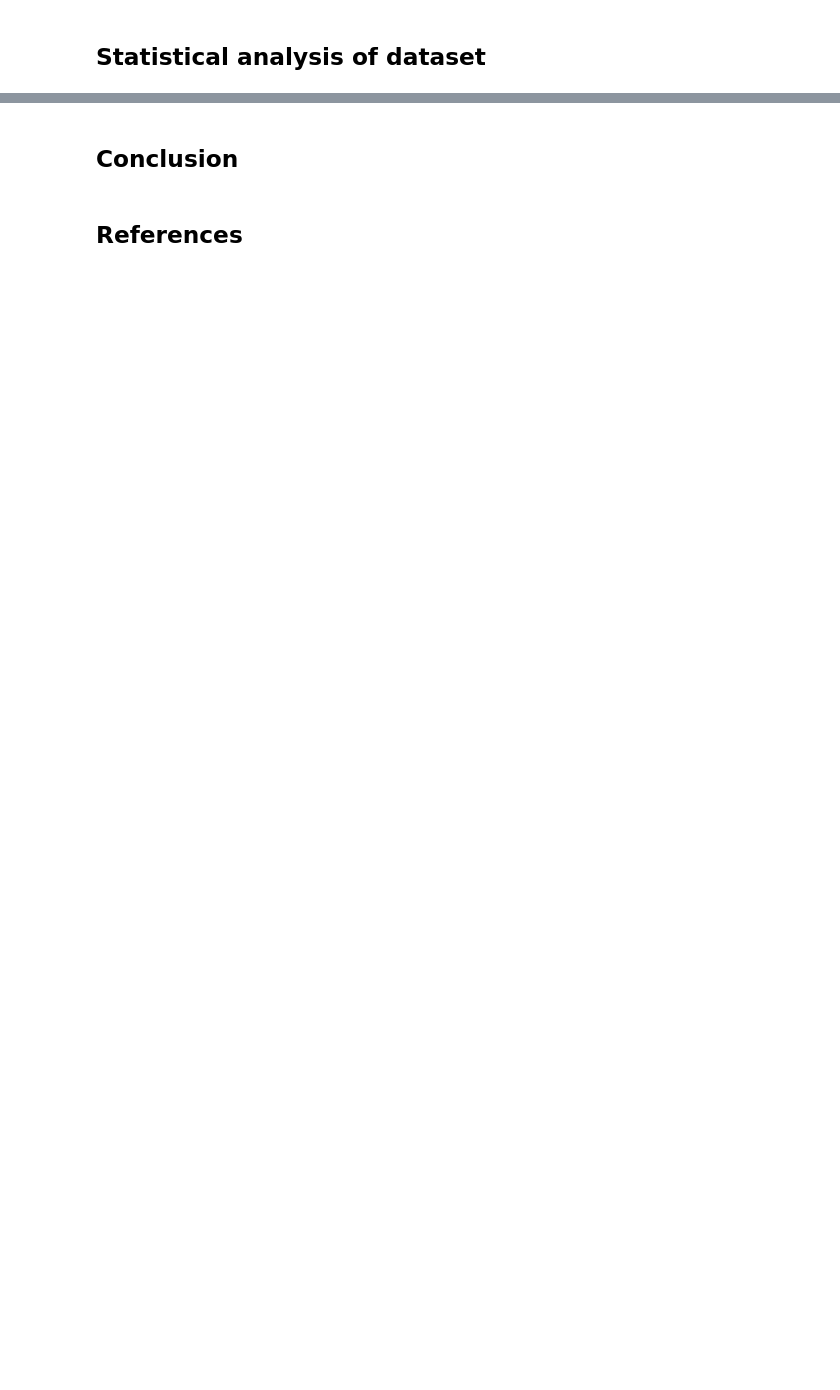
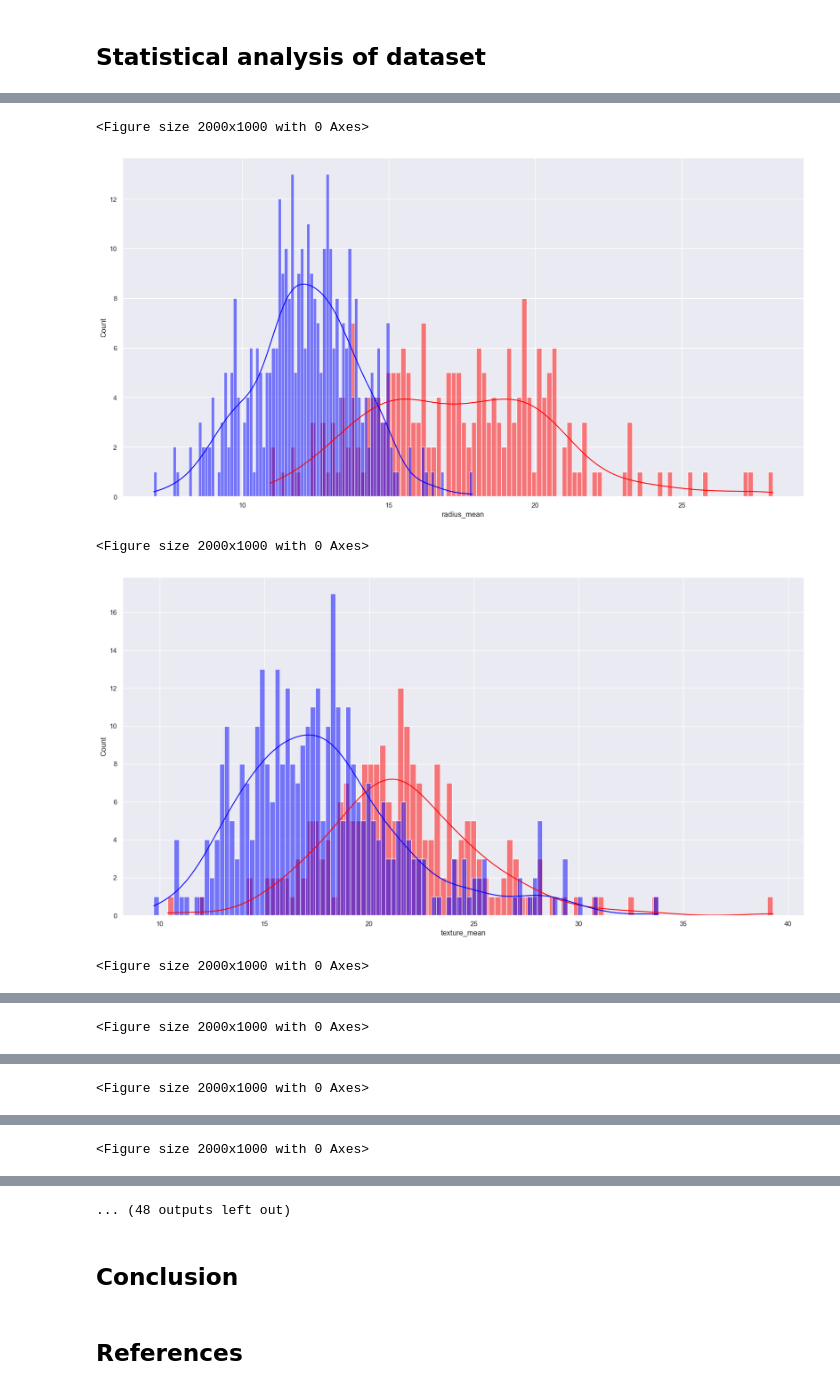
Before and after one commit to fabiofabrizi/pfDA_Project2, a Jupyter notebook: pfDA_Project_2_notebook.ipynb, the cells around one changed output, grey strips where cells are left out. Drawn from its saved outputs; the diff is of its cells as text; code cells hidden in the pictures; blank space fills up the shorter version.

Commit message:
Sorted out for loop in seaborn and plotted variables against diagnosis, updated ToC

```diff
--- a/pfDA_Project_2_notebook.ipynb
+++ b/pfDA_Project_2_notebook.ipynb
@@ -178,0 +254,3 @@ df.describe().transpose()
+# %%
+cancer_variables = df.columns.values.tolist()
+cancer_variables
@@ -178,0 +275,25 @@ df.describe().transpose()
+# %%
+# Loop through all the variables, skipping the 'diagnosis column'
+# and plot variables versus diagnosis of 1 or 0
+
+# Below gets rid of the max open warning
+plt.rcParams.update({'figure.max_open_warning': 0})
+for i in cancer_variables[1:]:
+    plt.figure()
+    plt.tight_layout()
+    #
+    #ax.set(title=f'{df[i]}')
+    #
+    #fig,ax=plt.subplots(figsize=(20,5))
+    sns.set(rc={"figure.figsize":(20, 10)})
+    f, (ax_hist) = plt.subplots(1, sharex=True)
+    plt.gca().set(xlabel= i,ylabel='Count')
+    #ax.set_title(f'{df[i]} for positive and negative', fontsize=15)
+    sns.histplot(df[i][df["diagnosis"] == 1], color='red', ax=ax_hist, bins = 100, kde=True)
+    sns.histplot(df[i][df["diagnosis"] == 0], color='blue', ax=ax_hist , bins = 100, kde=True)
+# %% [output]
+<Figure size 2000x1000 with 0 Axes>
+[figure, added]
+<Figure size 2000x1000 with 0 Axes>
+[figure, added]
+<Figure size 2000x1000 with 0 Axes>
@@ -178,0 +301 @@ df.describe().transpose()
+<Figure size 2000x1000 with 0 Axes>
@@ -178,0 +303 @@ df.describe().transpose()
+<Figure size 2000x1000 with 0 Axes>
@@ -178,0 +305 @@ df.describe().transpose()
+<Figure size 2000x1000 with 0 Axes>
@@ -179,3 +307,4 @@ df.describe().transpose()
+... (48 outputs left out)
 # %% [markdown]
 ## Conclusion
 # %% [markdown]
```
Also changed, not shown: parts of 19 cells of this notebook.
